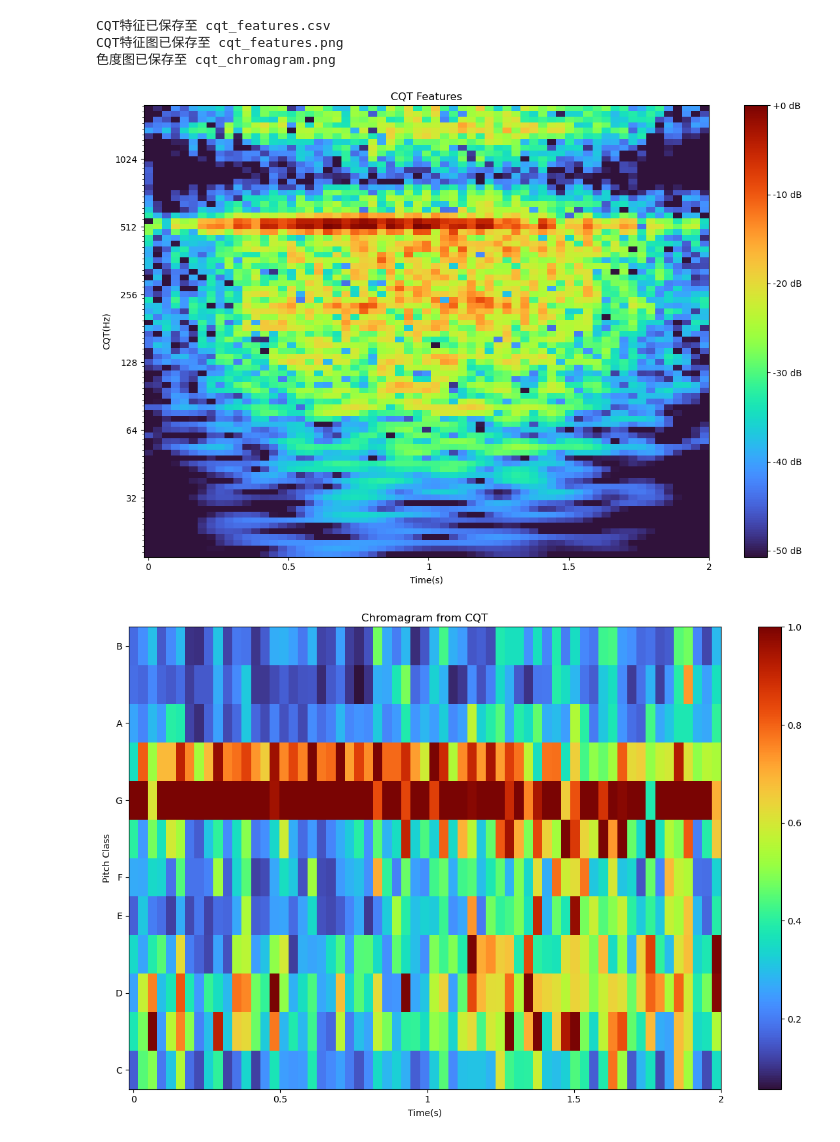
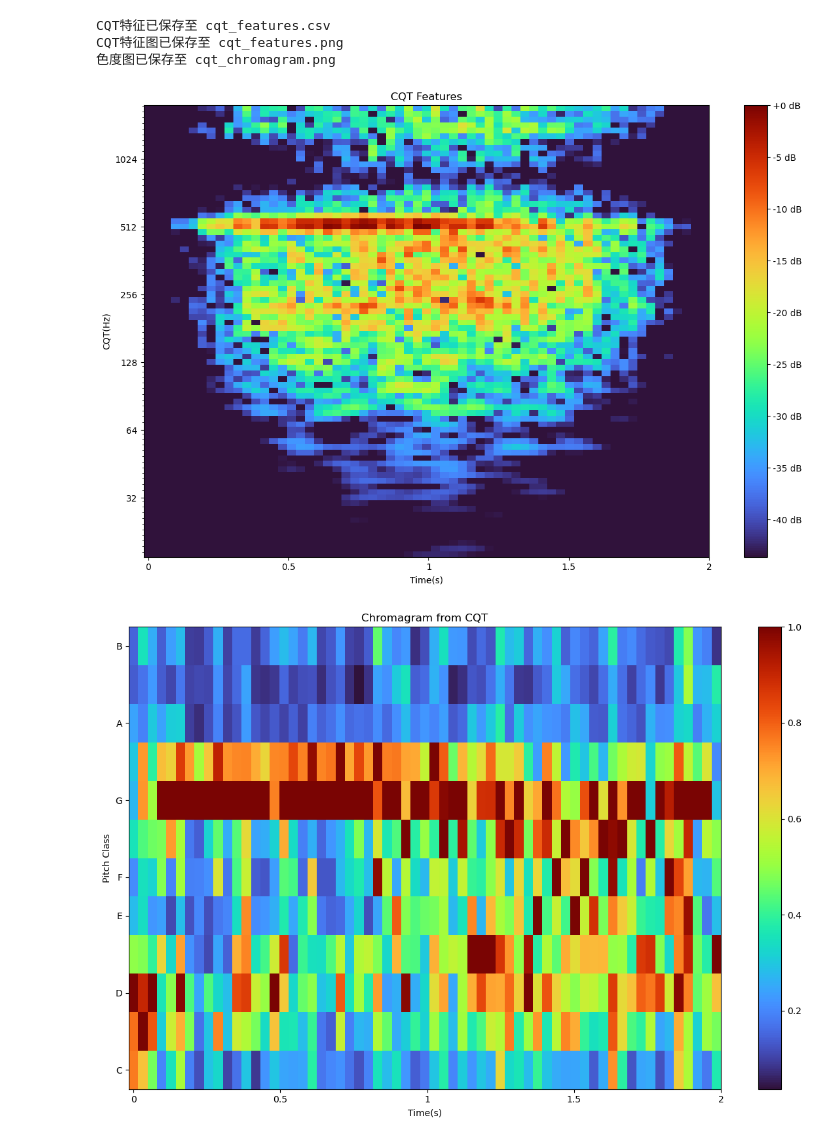
Before and after one commit to YoungBossX/Multi-feature-fusion-model-for-ship-audio, a Jupyter notebook: feature_extraction/time_frequency_representation/CQT.ipynb, the cells around one changed output. Saved outputs shown, nothing was run; the diff lists cells and outputs as text; code cells hidden in the pictures.

```diff
--- a/feature_extraction/time_frequency_representation/CQT.ipynb
+++ b/feature_extraction/time_frequency_representation/CQT.ipynb
@@ -177,7 +177,7 @@ def plot_chromagram(chromagram, sr, output_image=None):
         plt.show()
 # %%
 # 音频文件路径
-audio_file = r'E:\数据集\ShipEar\data_preprocessing\3_Frame_Windows_2s_50%\6__10_07_13_marDeCangas_Entra_18.wav'
+audio_file = r'E:\数据集\ShipEar\data_preprocessing\4_Frame_Windows_2s_50%\6__10_07_13_marDeCangas_Entra_18.wav'
 
 # 加载音频文件
 waveform, original_sr = torchaudio.load(audio_file)
@@ -186,32 +186,32 @@ waveform, original_sr = torchaudio.load(audio_file)
 target_sr = 16000
 if original_sr != target_sr:
     resampler = torchaudio.transforms.Resample(original_sr, target_sr)
     waveform = resampler(waveform)
 
 # 创建CQT变换器
 cqt_transformer = extract_cqt_transformer(target_sr)
 
 # 提取CQT特征
 cqt_features = cqt_transformer(waveform)
 
 # 转换为numpy数组便于处理
 cqt_data = cqt_features.detach().cpu().numpy()[0]
 
 # 保存CQT特征到CSV
 save_cqt_to_csv(cqt_data, 'cqt_features.csv')
 
 # 可视化CQT特征
 plot_cqt_features(cqt_data, target_sr, 'cqt_features.png')
 
 # 可视化Chromagram
 chromagram = extract_chromagram_from_cqt(waveform, target_sr)
 plot_chromagram(chromagram, target_sr, 'cqt_chromagram.png')
 
 # 提取CQT特征及其谐波特征
 cqt_harmonics = extract_cqt_with_harmonics(waveform, target_sr)
 # %% [output]
 CQT特征已保存至 cqt_features.csv
 CQT特征图已保存至 cqt_features.png
 色度图已保存至 cqt_chromagram.png
-[figure, old version]
+[figure, new version]
-[figure, old version]
+[figure, new version]
```
Also changed, not shown: 6 other files.
